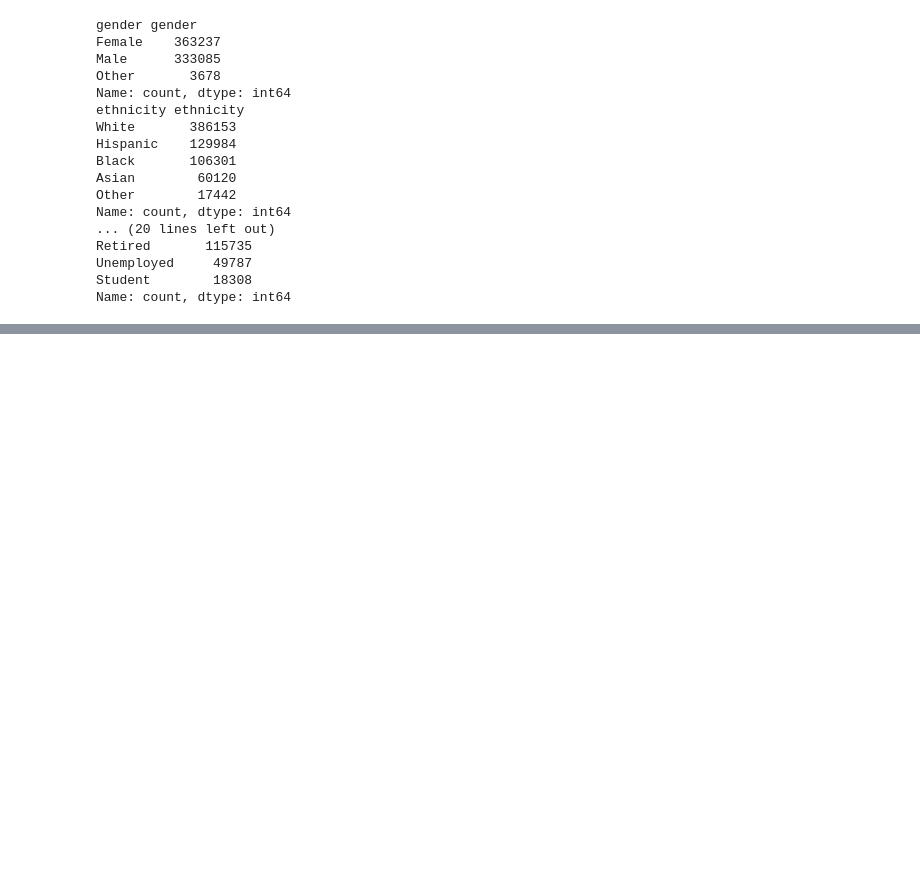
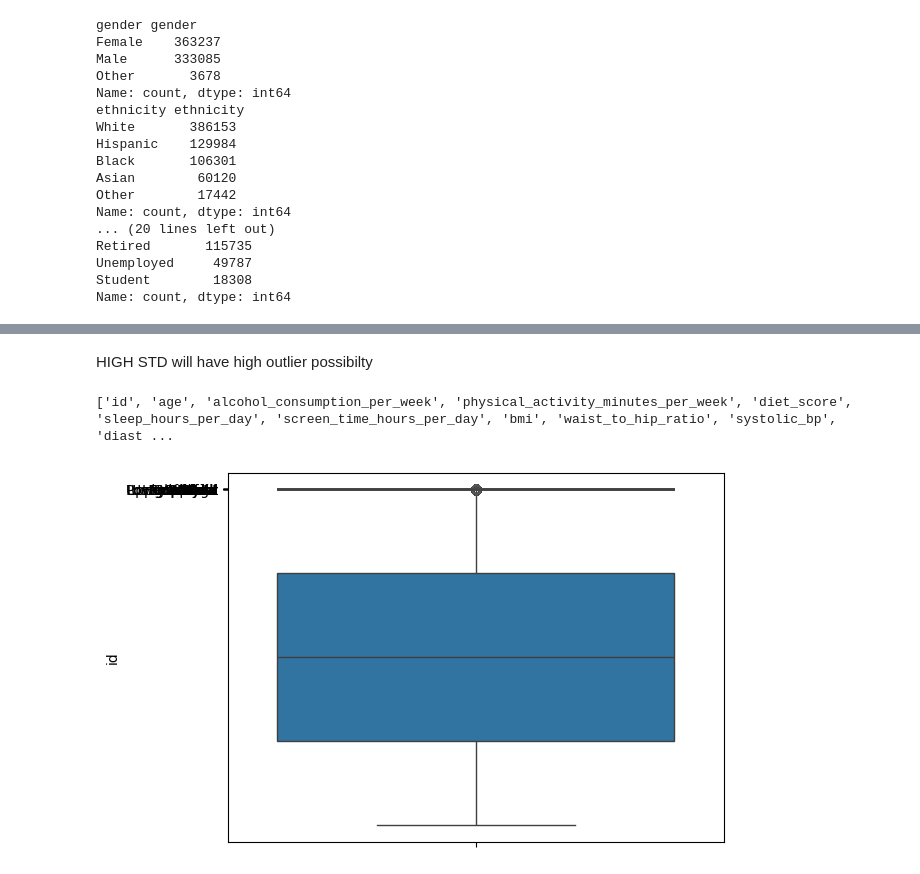
Before and after one commit to krishkishore714-max/Kaggle_projects, a Jupyter notebook: diabetes_prediction.ipynb, the cells around one changed output, grey strips where cells are left out. Saved outputs shown, nothing was run; the diff lists cells and outputs as text; code cells hidden in the pictures; blank space fills up the shorter version.

```diff
--- a/diabetes_prediction.ipynb
+++ b/diabetes_prediction.ipynb
@@ -162,0 +185,13 @@ Name: count, dtype: int64
+# %% [markdown]
+HIGH STD will have high outlier possibilty
+# %%
+num_col = [i for i in dia.columns if dia[i].dtypes== int or dia[i].dtypes == float]
+print(num_col)
+# %% [output]
+['id', 'age', 'alcohol_consumption_per_week', 'physical_activity_minutes_per_week', 'diet_score', 'sleep_hours_per_day', 'screen_time_hours_per_day', 'bmi', 'waist_to_hip_ratio', 'systolic_bp', 'diast ...
+# %%
+for i in dia.columns:
+   sns.boxplot(dia[i])
+plt.show()
+# %% [output]
+[figure, added]
```
Also changed, not shown: parts of 22 cells of this notebook.
